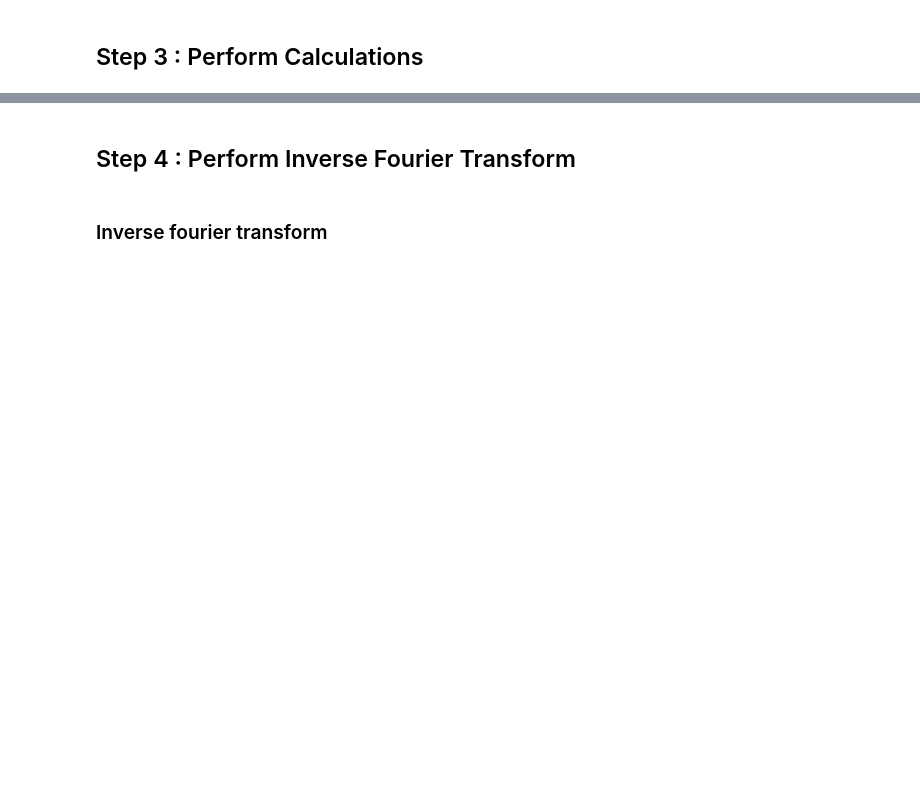
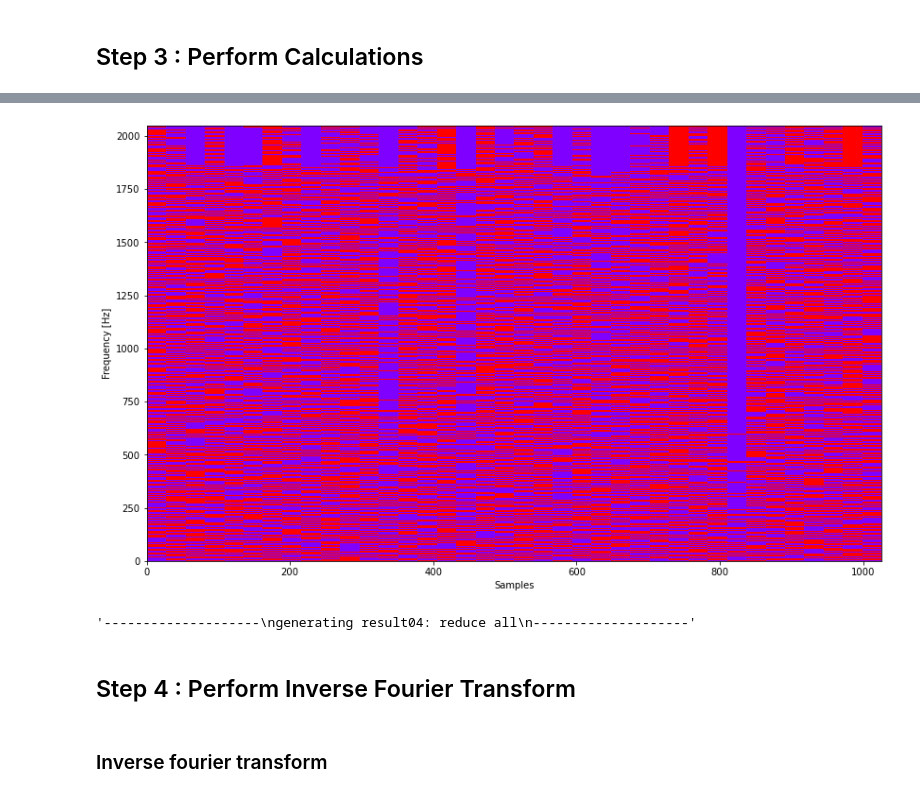
Before and after one commit to Devzard/audio-bg-noise-separation, a Jupyter notebook: main.ipynb, the cells around one changed output, grey strips where cells are left out. Cells and saved outputs as stored; diff of their text form; code cells hidden in the pictures; blank space fills up the shorter version.

```diff
--- a/main.ipynb
+++ b/main.ipynb
@@ -161,3 +150,72 @@ Spectrogram data : [[-22.53331853 -20.89959028 -18.71756429 ... -17.73093987 -16
+# %%
+# creating an array of lables in the size of the original recording
+all_labels = np.repeat(all_labels, int(
+    specgram_data_final.shape[0]/specgram_data.shape[0]), axis=0)
+all_labels = np.repeat(all_labels, int(
+    specgram_data_final.shape[1]/specgram_data.shape[1]), axis=1)
+
+plt.figure(3).set_size_inches(12, 8)
+plt.figure(3).subplots_adjust(left=0.05, bottom=0.1,
+                              right=0.95, top=0.9, wspace=0.6, hspace=0.8)
+plt.pcolormesh(all_labels, cmap="rainbow")
+plt.ylabel('Frequency [Hz]')
+plt.xlabel('Samples')
+plt.show()
+# %% [output]
+[figure, added]
+# %%
+spectragram2 = np.copy(specgram_data_final)
+spectragram3 = np.copy(specgram_data_final)
+rows2, columns2 = spectragram2.shape
+
+'''--------------------
+generating result01: all noise = 0
+--------------------'''
+for r in range(0, rows2):
+    for c in range(0, min(columns2, all_labels.shape[1])):
+        if all_labels[r, c] == 0:
+            spectragram2[r, c] = 0
+        else:
+            spectragram3[r, c] = 0
+
+'''--------------------
+# generating result02: remove only possitive value
+# --------------------'''
+# spectragram2 = np.copy(specgram_data_final)
+# rows2, columns2 = spectragram2.shape
+
+# for r in range(0, rows2):
+#     for c in range(0, min(columns2, all_labels.shape[1])):
+#         if all_labels[r, c] == 0:
+#             if spectragram2[r, c] > 0:
+#                 spectragram2[r, c] = 0
+
+
+'''--------------------
+generating result03: reduce possitive values
+--------------------'''
+# spectragram2 = np.copy(specgram_data_final)
+# rows2, columns2 = spectragram2.shape
+
+# for r in range(0, rows2):
+#     for c in range(0, min(columns2, all_labels.shape[1])):
+#         if all_labels[r, c] == 0:
+#             if spectragram2[r, c] > 0:
+#                 spectragram2[r, c] = spectragram2[r, c] * 0.2
+
+
+'''--------------------
+generating result04: reduce all
+--------------------'''
+# spectragram2 = np.copy(spectragram_final)
+# rows2, columns2 = spectragram2.shape
+
+# for r in range(0, rows2):
+#     for c in range(0, min(columns2, all_labels.shape[1])):
+#         if all_labels[r, c] == 0:
+#             spectragram2[r, c] = spectragram2[r, c] * 0.2
+# %% [output]
+'--------------------\ngenerating result04: reduce all\n--------------------'
 # %% [markdown]
 ## Step 4 : Perform Inverse Fourier Transform
 # %% [markdown]
```
Also changed, not shown: parts of 17 cells of this notebook, 1 other file.
